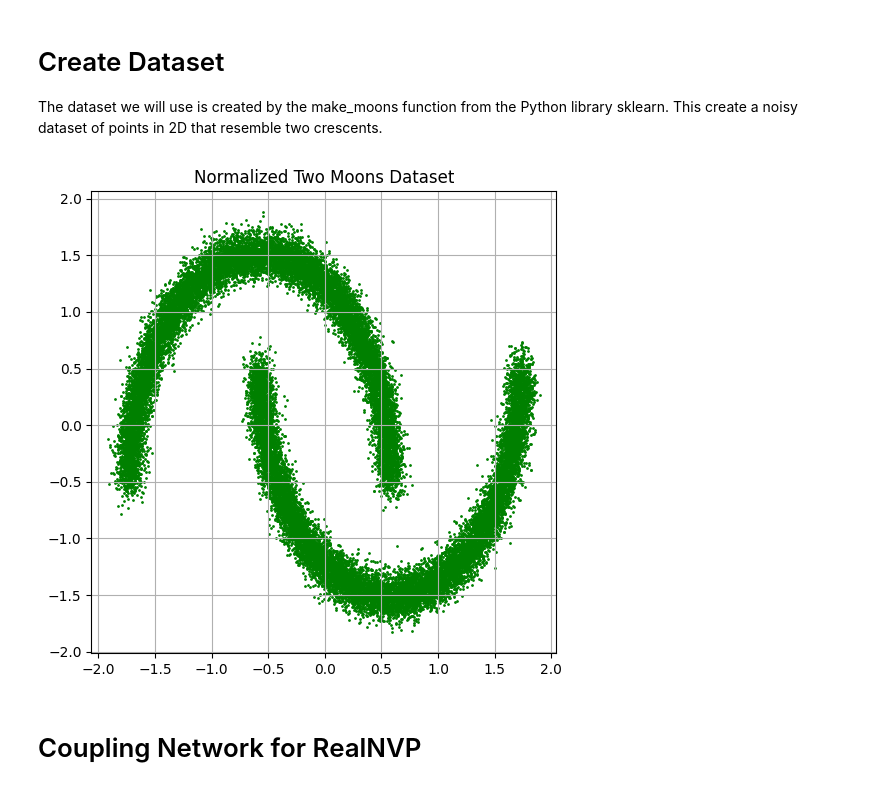
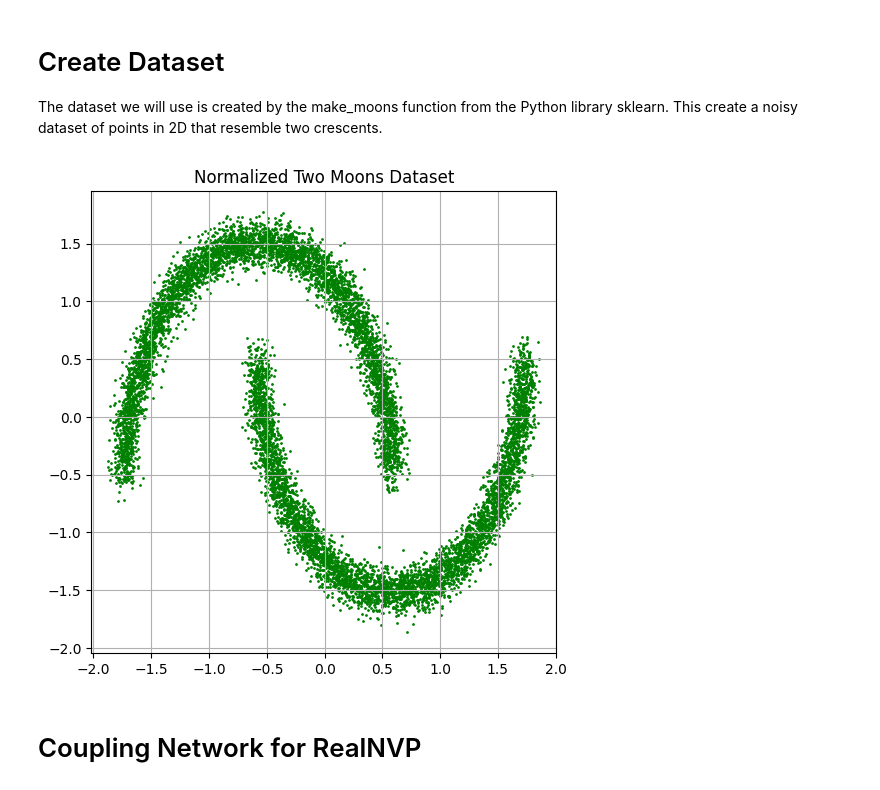
Before and after one commit to changezakram/Deep-Generative-Models, a Jupyter notebook: normalizing_flow_pytorch.ipynb, the cells around one changed output. Saved outputs shown, nothing was run; the diff lists cells and outputs as text; code cells hidden in the pictures.

```diff
--- a/normalizing_flow_pytorch.ipynb
+++ b/normalizing_flow_pytorch.ipynb
@@ -22,20 +22,20 @@ from sklearn.datasets import make_moons
 The dataset we will use is created by the make_moons function from the Python library sklearn. This create a noisy dataset of points in 2D that resemble two crescents.
 # %%
 # Generate the two moons dataset
-data, _ = make_moons(n_samples=30000, noise=0.05)
+data, _ = make_moons(n_samples=10000, noise=0.05)
 data = data.astype("float32")
 
 # Normalize using sklearn's StandardScaler
 scaler = StandardScaler()
 normalized_data = scaler.fit_transform(data)
 normalized_data = torch.tensor(normalized_data, dtype=torch.float32)
 
 # Visualize
 plt.figure(figsize=(6, 6))
 plt.scatter(normalized_data[:, 0], normalized_data[:, 1], c="green", s=1)
 plt.title("Normalized Two Moons Dataset")
 plt.axis("equal")
 plt.grid(True)
 plt.show()
 # %% [output]
-[figure, old version]
+[figure, new version]
```
Also changed, not shown: parts of 4 cells of this notebook.
